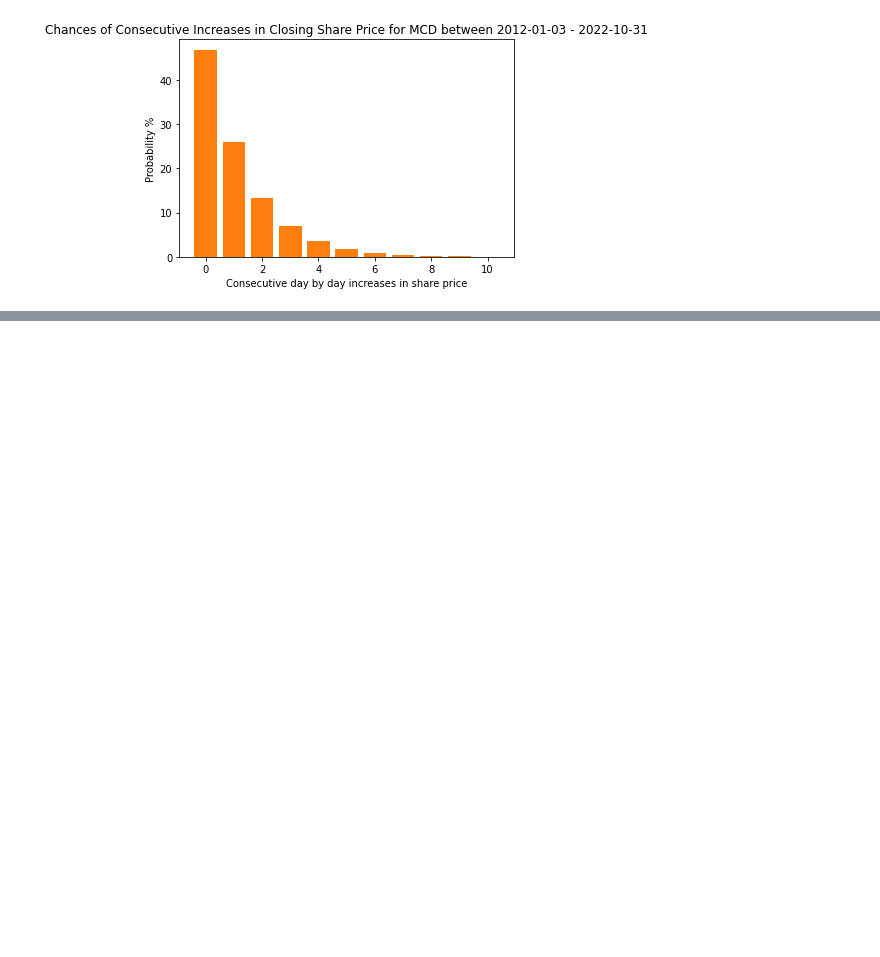
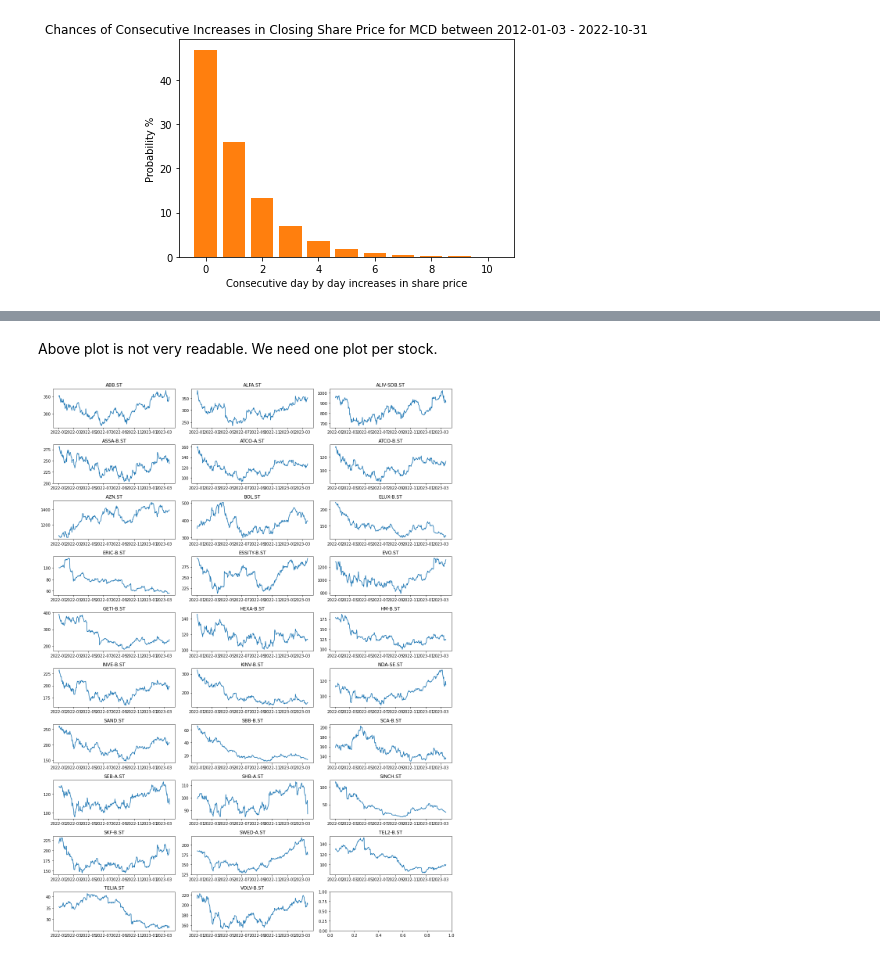
Before and after one commit to flyin01/stock_picking_charts, a Jupyter notebook: stock_winning_streaks.ipynb, the cells around one changed output, grey strips where cells are left out. Cells and saved outputs as stored; diff of their text form; code cells hidden in the pictures; blank space fills up the shorter version.

```diff
--- a/stock_winning_streaks.ipynb
+++ b/stock_winning_streaks.ipynb
@@ -127,0 +269,16 @@ _ = plt.title(f"Chances of Consecutive Increases in Closing Share Price for {sto
+# %% [markdown]
+Above plot is not very readable. We need one plot per stock.
+# %%
+# Plot the sorted list of stocks in a separate plot for each stock to increase readability
+import matplotlib.pyplot as plt
+
+fig, axs = plt.subplots(10, 3, figsize=(15, 20))
+axs = axs.flatten()
+for i, stock in enumerate(sorted(omxs30_stocks)):
+    stock_data = df[df['stock_name'] == stock]
+    axs[i].plot(stock_data['date'], stock_data['close'])
+    axs[i].set_title(stock)
+plt.tight_layout()
+plt.show()
+# %% [output]
+[figure, added]
```
Also changed, not shown: parts of 11 cells of this notebook.
